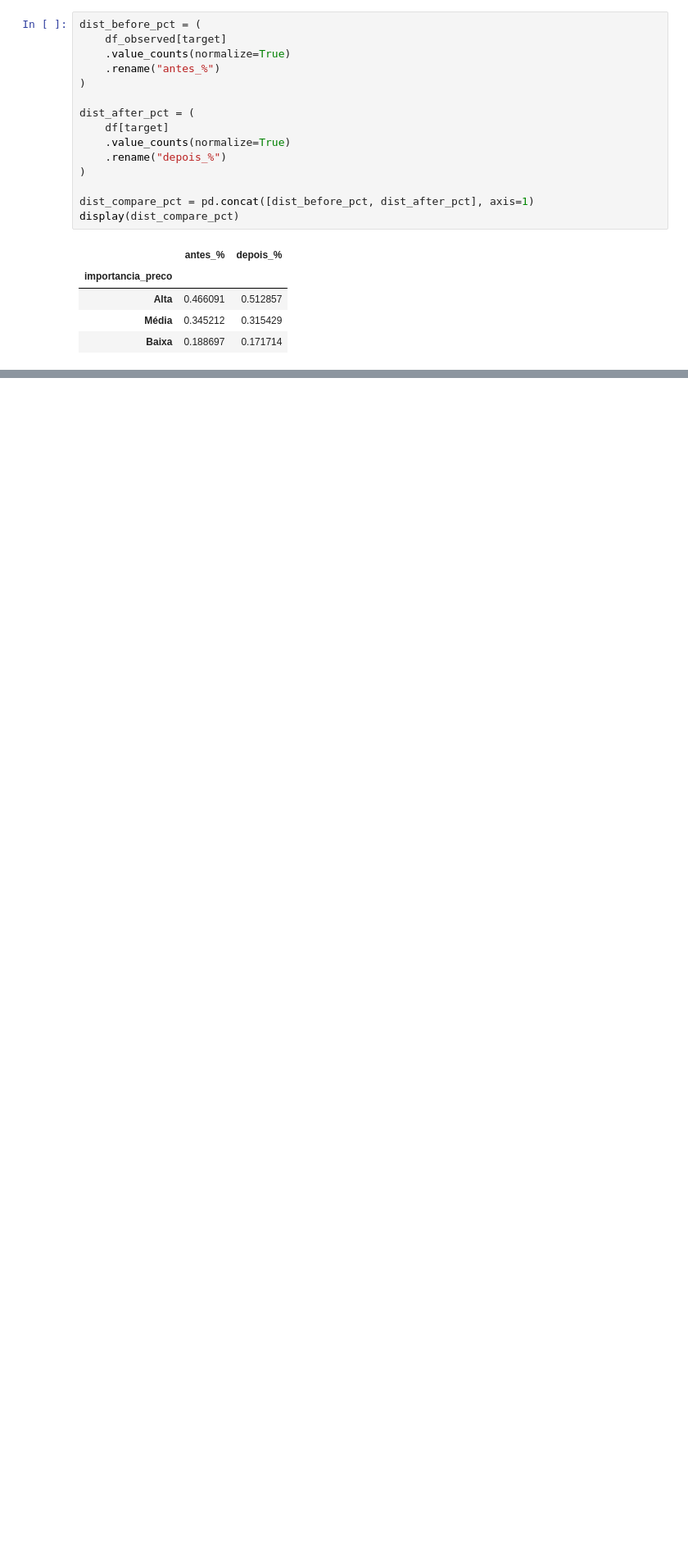
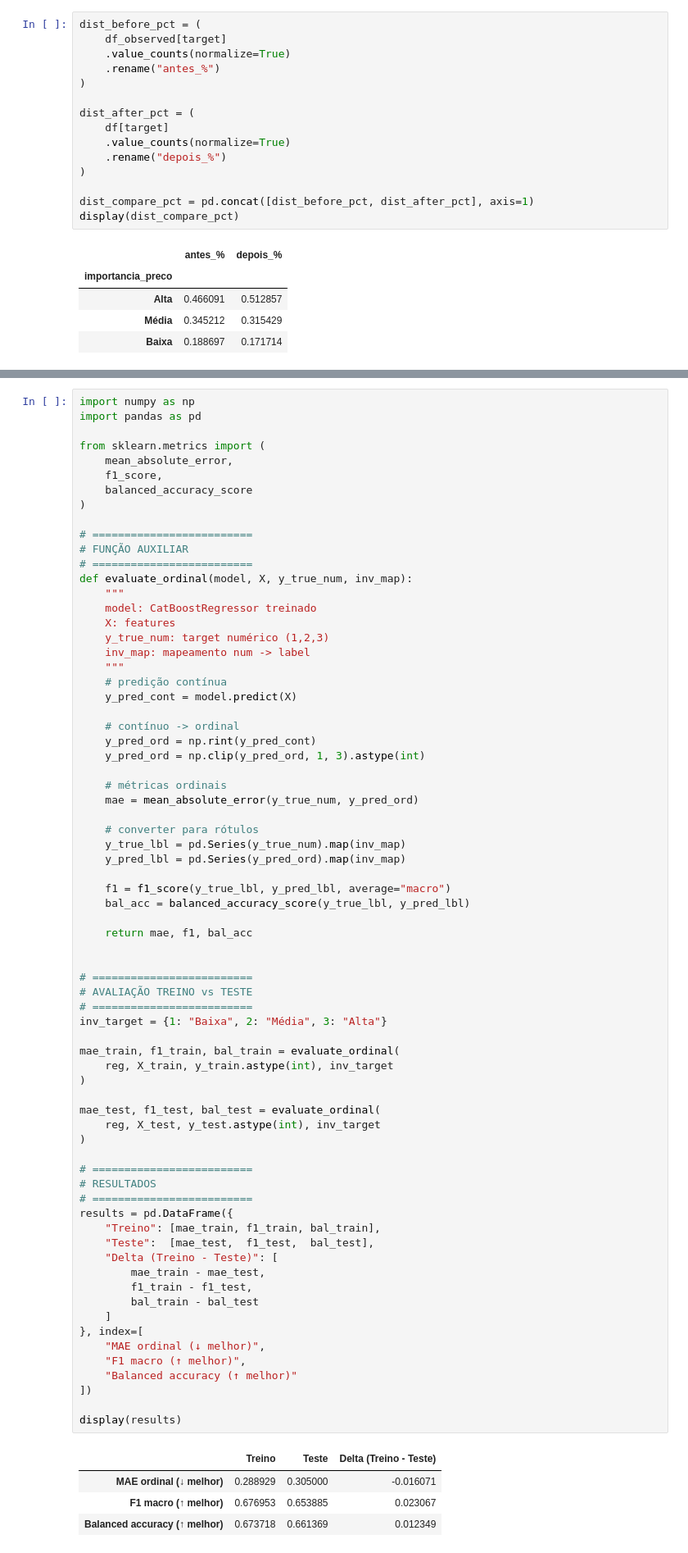
Before and after one commit to joaobaungartner/goncalves-repo-extra, a Jupyter notebook: base02/base2.ipynb, the cells around one changed output, grey strips where cells are left out. Shown at 82% size. Saved outputs shown, nothing was run; the diff lists cells and outputs as text; blank space fills up the shorter version.

Commit message:
Fix: testagem de novos modelos

```diff
--- a/base02/base2.ipynb
+++ b/base02/base2.ipynb
@@ -294,0 +433,76 @@ display(dist_compare_pct)
+# %%
+import numpy as np
+import pandas as pd
+
+from sklearn.metrics import (
+    mean_absolute_error,
+    f1_score,
+    balanced_accuracy_score
+)
+
+# =========================
+# FUNÇÃO AUXILIAR
+# =========================
+def evaluate_ordinal(model, X, y_true_num, inv_map):
+    """
+    model: CatBoostRegressor treinado
+    X: features
+    y_true_num: target numérico (1,2,3)
+    inv_map: mapeamento num -> label
+    """
+    # predição contínua
+    y_pred_cont = model.predict(X)
+
+    # contínuo -> ordinal
+    y_pred_ord = np.rint(y_pred_cont)
+    y_pred_ord = np.clip(y_pred_ord, 1, 3).astype(int)
+
+    # métricas ordinais
+    mae = mean_absolute_error(y_true_num, y_pred_ord)
+
+    # converter para rótulos
+    y_true_lbl = pd.Series(y_true_num).map(inv_map)
+    y_pred_lbl = pd.Series(y_pred_ord).map(inv_map)
+
+    f1 = f1_score(y_true_lbl, y_pred_lbl, average="macro")
+    bal_acc = balanced_accuracy_score(y_true_lbl, y_pred_lbl)
+
+    return mae, f1, bal_acc
+
+
+# =========================
+# AVALIAÇÃO TREINO vs TESTE
+# =========================
+inv_target = {1: "Baixa", 2: "Média", 3: "Alta"}
+
+mae_train, f1_train, bal_train = evaluate_ordinal(
+    reg, X_train, y_train.astype(int), inv_target
+)
+
+mae_test, f1_test, bal_test = evaluate_ordinal(
+    reg, X_test, y_test.astype(int), inv_target
+)
+
+# =========================
+# RESULTADOS
+# =========================
+results = pd.DataFrame({
+    "Treino": [mae_train, f1_train, bal_train],
+    "Teste":  [mae_test,  f1_test,  bal_test],
+    "Delta (Treino - Teste)": [
+        mae_train - mae_test,
+        f1_train - f1_test,
+        bal_train - bal_test
+    ]
+}, index=[
+    "MAE ordinal (↓ melhor)",
+    "F1 macro (↑ melhor)",
+    "Balanced accuracy (↑ melhor)"
+])
+
+display(results)
+# %% [output]
+|  | Treino | Teste | Delta (Treino - Teste) |
+| MAE ordinal (↓ melhor) | 0.288929 | 0.305000 | -0.016071 |
+| F1 macro (↑ melhor) | 0.676953 | 0.653885 | 0.023067 |
+| Balanced accuracy (↑ melhor) | 0.673718 | 0.661369 | 0.012349 |
```
Also changed, not shown: parts of 4 cells of this notebook, 4 other files.
